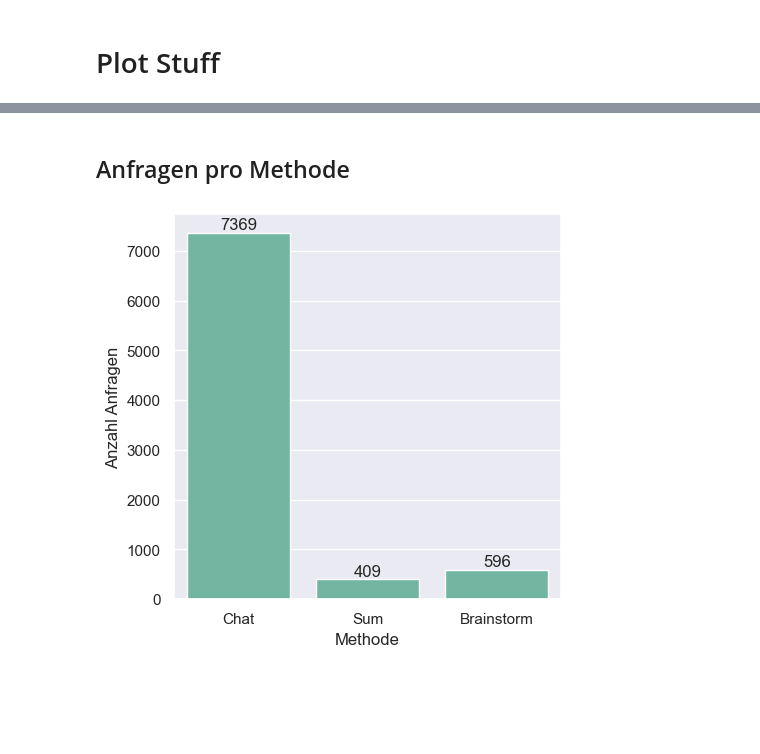
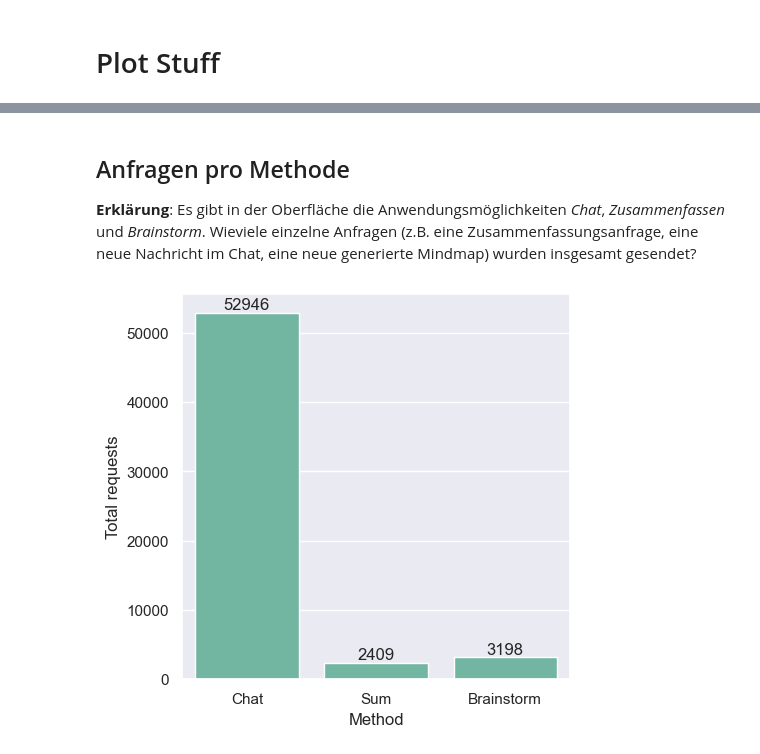
Before and after one commit to it-at-m/mucgpt, a Jupyter notebook: notebooks/ReadStatistics.ipynb, the cells around one changed output, grey strips where cells are left out. Saved outputs shown, nothing was run; the diff lists cells and outputs as text; code cells hidden in the pictures; blank space fills up the shorter version.

```diff
--- a/notebooks/ReadStatistics.ipynb
+++ b/notebooks/ReadStatistics.ipynb
@@ -12,11 +12,12 @@ df["created_on"] = pd.to_datetime(df["created_on"])
 df["updated_on"] = pd.to_datetime(df["updated_on"])
 # %%
 df["hour"] = df["created_on"].dt.hour
-df["hourminute"] = df["created_on"].dt.hour + (df["created_on"].dt.minute /60)
+df["hourminute"] = (df["created_on"].dt.hour*100 + (df["created_on"].dt.minute)/60*100).astype(int)
 df["day"] = df["created_on"].dt.day_name(locale ='German')
-ref_date = pd.to_datetime(date(2023, 11, 29))
+ref_date = pd.to_datetime(date(2024, 2, 27))
 df["dayscount"] = (df["created_on"] - ref_date).dt.components.days
-df  = df[df["dayscount"] >=2]
+df  = df[df["dayscount"] >=0]
+df['referat'] = df['department'].str.split('-', expand=True)[0]
 df
 # %% [output]
 |  | id | tokencount | department | messagecount | method | created_on | updated_on | hour | hourminute | ... |
@@ -55,11 +45,14 @@ plt.show()
 # %% [markdown]
 ## Anfragen pro Methode
+
+**Erklärung**: Es gibt in der Oberfläche die Anwendungsmöglichkeiten *Chat*, *Zusammenfassen* und *Brainstorm*. Wieviele einzelne Anfragen (z.B. eine Zusammenfassungsanfrage, eine neue Nachricht im Chat, eine neue generierte Mindmap) wurden insgesamt gesendet?
 # %%
 a4_dims = (5, 5)
 fig, ax = plt.subplots(figsize=a4_dims)
 chart = sns.countplot(noweekenddf, x="method", ax=ax)
-chart.set(xlabel='Methode', ylabel='Anzahl Anfragen')
+chart.set(xlabel='Method', ylabel='Total requests')
 ax.bar_label(ax.containers[0])
+plt.savefig("anfragenMethode.png")
 plt.show()
 # %% [output]
-[figure, old version]
+[figure, new version]
```
Also changed, not shown: parts of 34 cells of this notebook, 23 other files.
